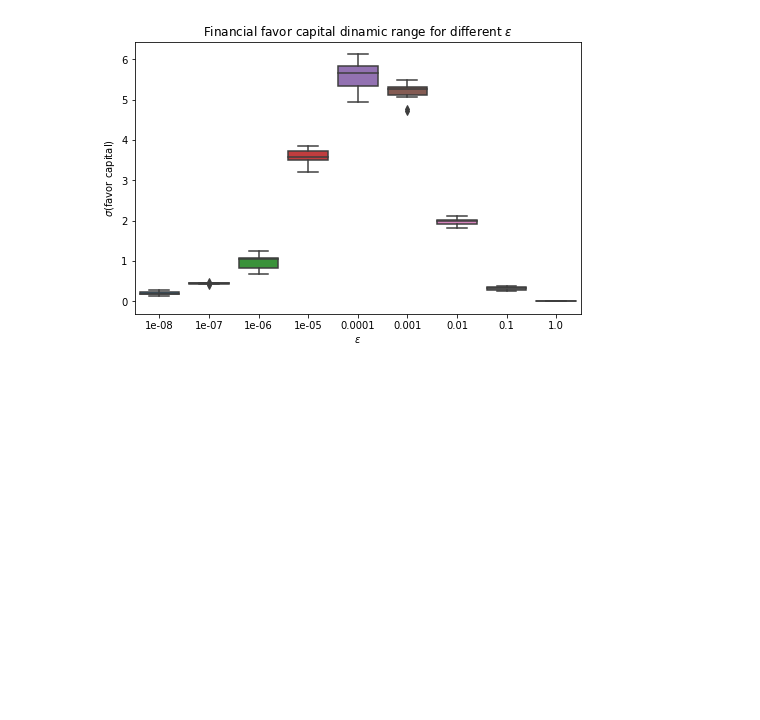
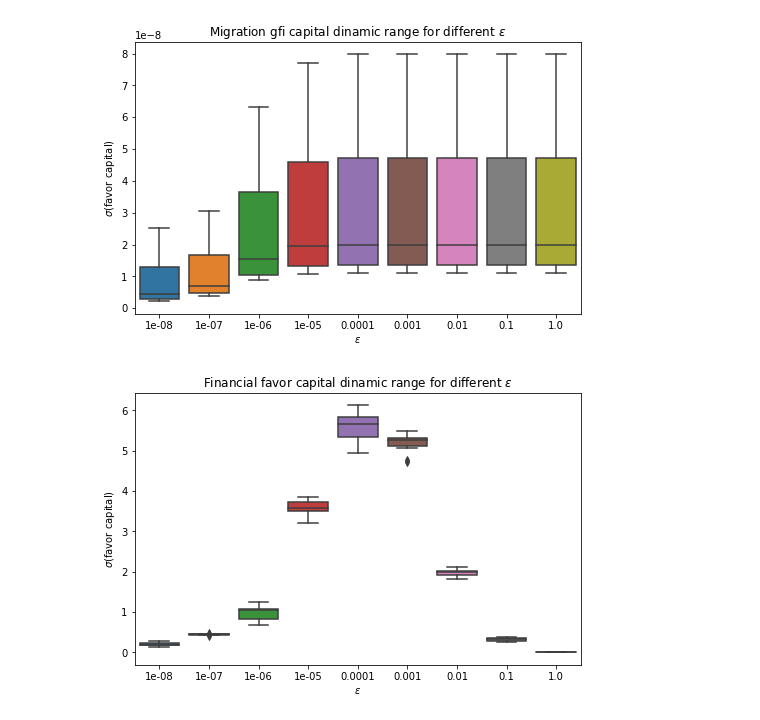
Before and after one commit to jaimeoliver1/social_capital_in_trade_networks, a Jupyter notebook: notebooks/08_dynamic_range_centralities.ipynb, the cells around one changed output. Saved outputs shown, nothing was run; the diff lists cells and outputs as text; code cells hidden in the pictures; blank space fills up the shorter version.

```diff
--- a/notebooks/08_dynamic_range_centralities.ipynb
+++ b/notebooks/08_dynamic_range_centralities.ipynb
@@ -51,3 +66,7 @@ def plot_dinamic_range(graph = 'A_country.graphml', n=9, centrality='favor'):
+# %%
+plot_dinamic_range('migration_network.graphml', n=8, centrality='gfi')
+# %% [output]
+[figure, added]
 # %%
 plot_dinamic_range('A_country.graphml', n=8, centrality='favor')
 # %% [output]
```
Also changed, not shown: parts of 3 cells of this notebook, 4 other files.
